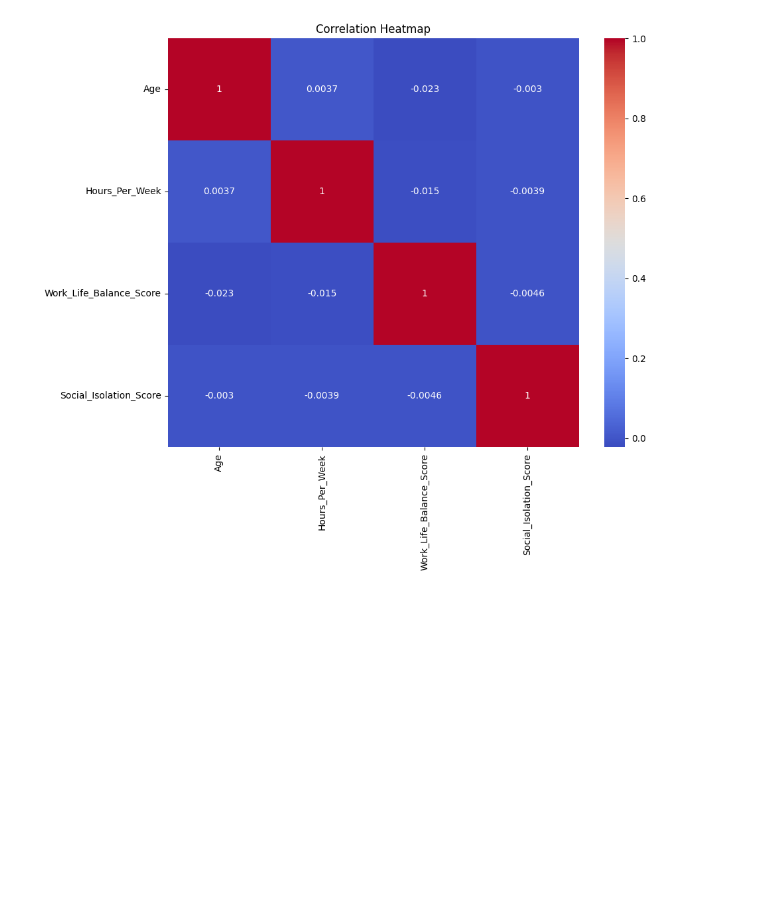
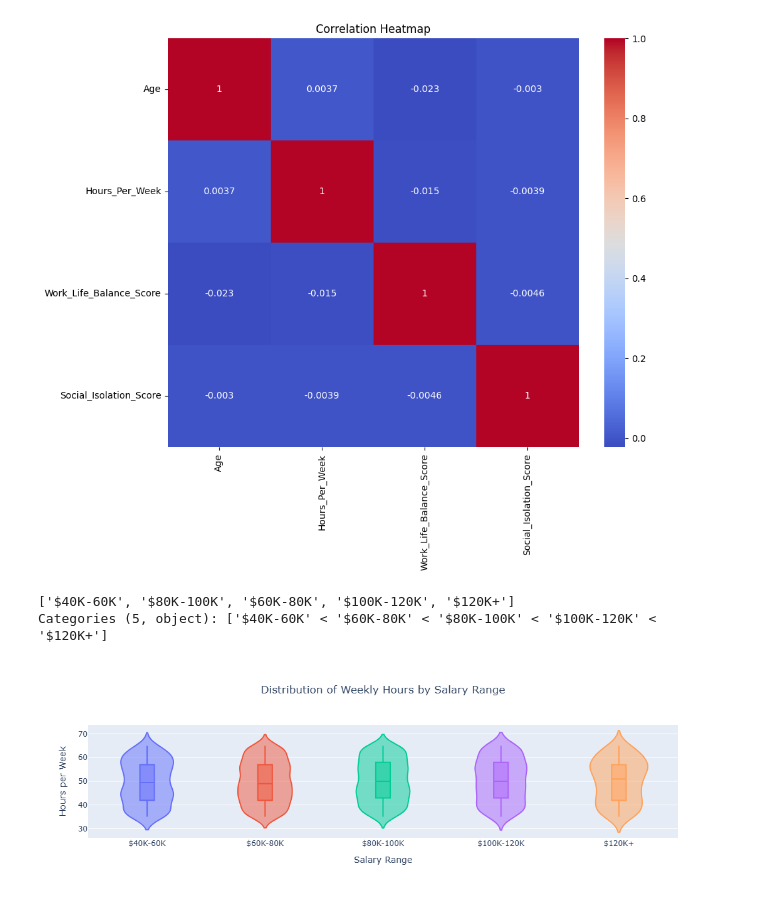
Before and after one commit to Sharn31/Remote-Work-Health-Impact-Survey-2025, a Jupyter notebook: remote_job_june_2025.ipynb, the cells around one changed output. Saved outputs shown, nothing was run; the diff lists cells and outputs as text; code cells hidden in the pictures; blank space fills up the shorter version.

```diff
--- a/remote_job_june_2025.ipynb
+++ b/remote_job_june_2025.ipynb
@@ -556,0 +584,42 @@ plt.show()
+# %%
+salary_order = [
+    "$40K-60K",
+    "$60K-80K",
+    "$80K-100K",
+    "$100K-120K",
+    "$120K+"
+]
+# %%
+df['Salary_Range'] = pd.Categorical(df['Salary_Range'], categories=salary_order, ordered=True)
+# %%
+print(df['Salary_Range'].unique())
+# %% [output]
+['$40K-60K', '$80K-100K', '$60K-80K', '$100K-120K', '$120K+']
+Categories (5, object): ['$40K-60K' < '$60K-80K' < '$80K-100K' < '$100K-120K' < '$120K+']
+# %%
+df['Salary_Range'] = df['Salary_Range'].str.replace('–', '-', regex=False)  # Replace en-dash
+df['Salary_Range'] = df['Salary_Range'].str.replace(' ', '')                # Remove spaces
+# %%
+df['Salary_Range'] = pd.Categorical(df['Salary_Range'], categories=salary_order, ordered=True)
+# %%
+fig = px.violin(
+   df,
+    x='Salary_Range',
+    y='Hours_Per_Week',
+    color='Salary_Range',
+    box=True,
+    category_orders={"Salary_Range": salary_order},
+
+    title='Distribution of Weekly Hours by Salary Range'
+)
+
+fig.update_layout(
+    xaxis_title='Salary Range',
+    yaxis_title='Hours per Week',
+    showlegend=False,
+    title_x=0.5
+)
+
+fig.show()
+# %% [output]
+[figure, added]
```
Also changed, not shown: parts of 20 cells of this notebook, 2 other files.
